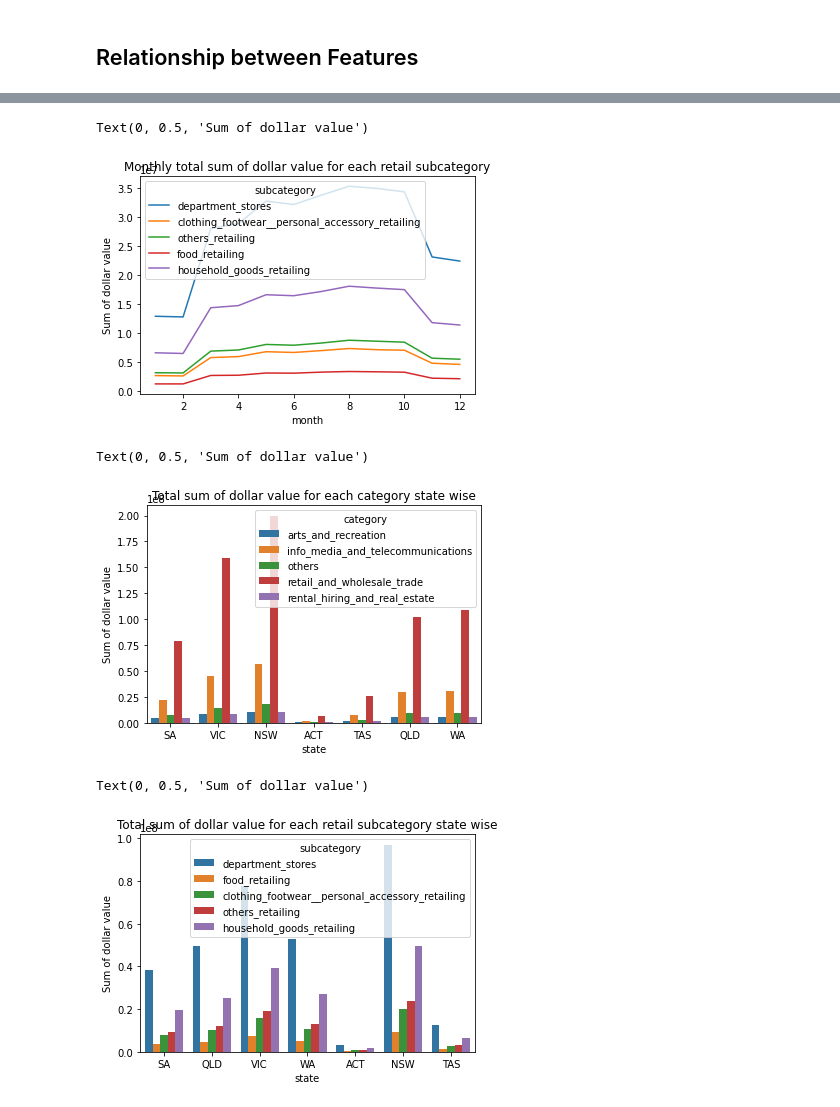
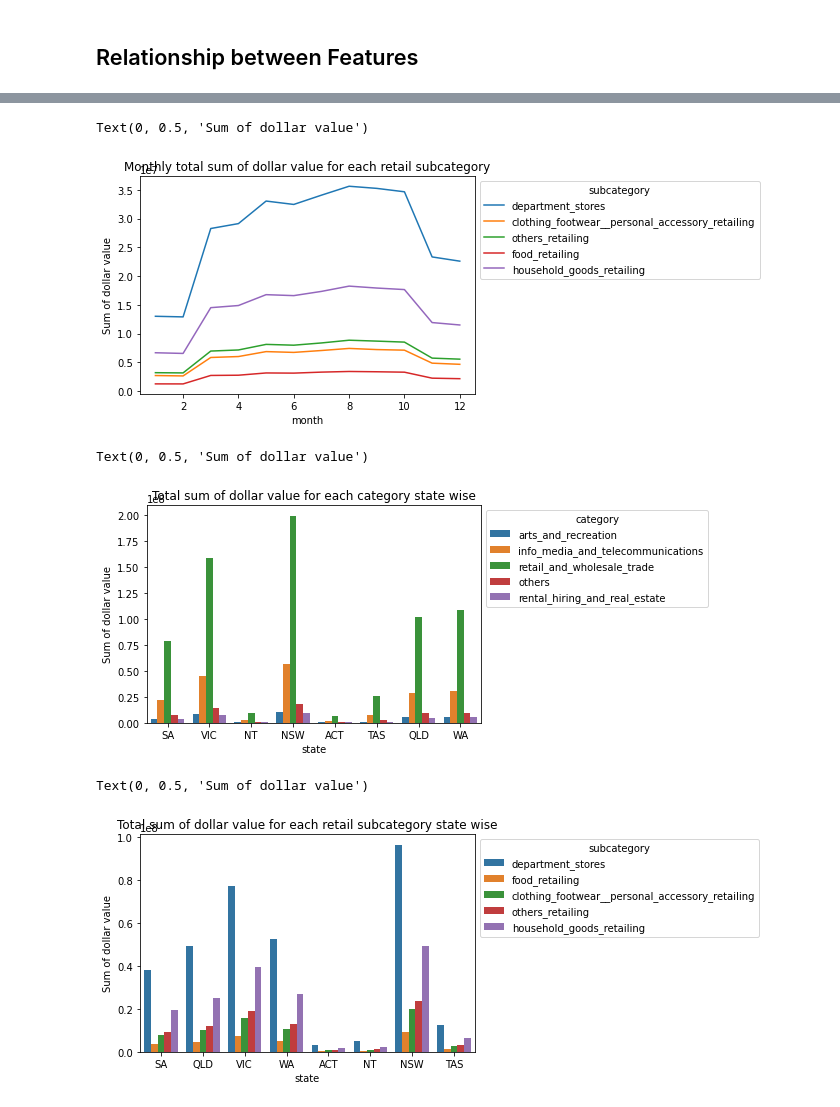
Before and after one commit to MAST30034-Applied-Data-Science/generic-buy-now-pay-later-project-group-56-bnlp, a Jupyter notebook: notebooks/Transaction_Analysis.ipynb, the cells around one changed output, grey strips where cells are left out. Drawn from its saved outputs; the diff is of its cells as text; code cells hidden in the pictures.

```diff
--- a/notebooks/Transaction_Analysis.ipynb
+++ b/notebooks/Transaction_Analysis.ipynb
@@ -25,7 +31,7 @@ spark = (
 # %% [markdown]
 ## Load Dataset
 # %%
-dataset = spark.read.parquet("./../data/curated/part-00013-47f00a8c-554d-4703-b168-5eb79335c6d7-c000.snappy.parquet")
+dataset = spark.read.parquet("./../data/curated/process_data.parquet")
 # %% [markdown]
 ## Outliers
 # %%
@@ -430,25 +435,28 @@ Text(0, 0.5, 'Sum of dollar value')
 # %%
 subcategory_monthly = final_dataset.withColumn('month', month(final_dataset.order_datetime)).groupBy('subcategory', 'month').sum('dollar_value')
 subcategory_monthly = subcategory_monthly.na.drop()
-sns.lineplot(data= subcategory_monthly.toPandas(), x= 'month', y= 'sum(dollar_value)', hue= 'subcategory')
+ax1 = sns.lineplot(data= subcategory_monthly.toPandas(), x= 'month', y= 'sum(dollar_value)', hue= 'subcategory')
+sns.move_legend(ax1, "upper left", bbox_to_anchor=(1, 1))
 plt.title('Monthly total sum of dollar value for each retail subcategory')
 plt.ylabel('Sum of dollar value')
 # %% [output]
 Text(0, 0.5, 'Sum of dollar value')
-[figure, old version]
+[figure, new version]
 # %%
 state_category = final_dataset.groupBy('category', 'state').sum('dollar_value')
-sns.barplot(data= state_category.toPandas(), x= "state", y= "sum(dollar_value)", hue= "category")
+ax2 = sns.barplot(data= state_category.toPandas(), x= "state", y= "sum(dollar_value)", hue= "category")
+sns.move_legend(ax2, "upper left", bbox_to_anchor=(1, 1))
 plt.title('Total sum of dollar value for each category state wise')
 plt.ylabel('Sum of dollar value')
 # %% [output]
 Text(0, 0.5, 'Sum of dollar value')
-[figure, old version]
+[figure, new version]
 # %%
 state_subcategory = final_dataset.groupBy('subcategory', 'state').sum('dollar_value')
-sns.barplot(data= state_subcategory.toPandas(), x= "state", y= "sum(dollar_value)", hue= "subcategory")
+ax3 = sns.barplot(data= state_subcategory.toPandas(), x= "state", y= "sum(dollar_value)", hue= "subcategory")
+sns.move_legend(ax3, "upper left", bbox_to_anchor=(1, 1))
 plt.title('Total sum of dollar value for each retail subcategory state wise')
 plt.ylabel('Sum of dollar value')
 # %% [output]
 Text(0, 0.5, 'Sum of dollar value')
-[figure, old version]
+[figure, new version]
```
Also changed, not shown: parts of 23 cells of this notebook, 1 other file.
